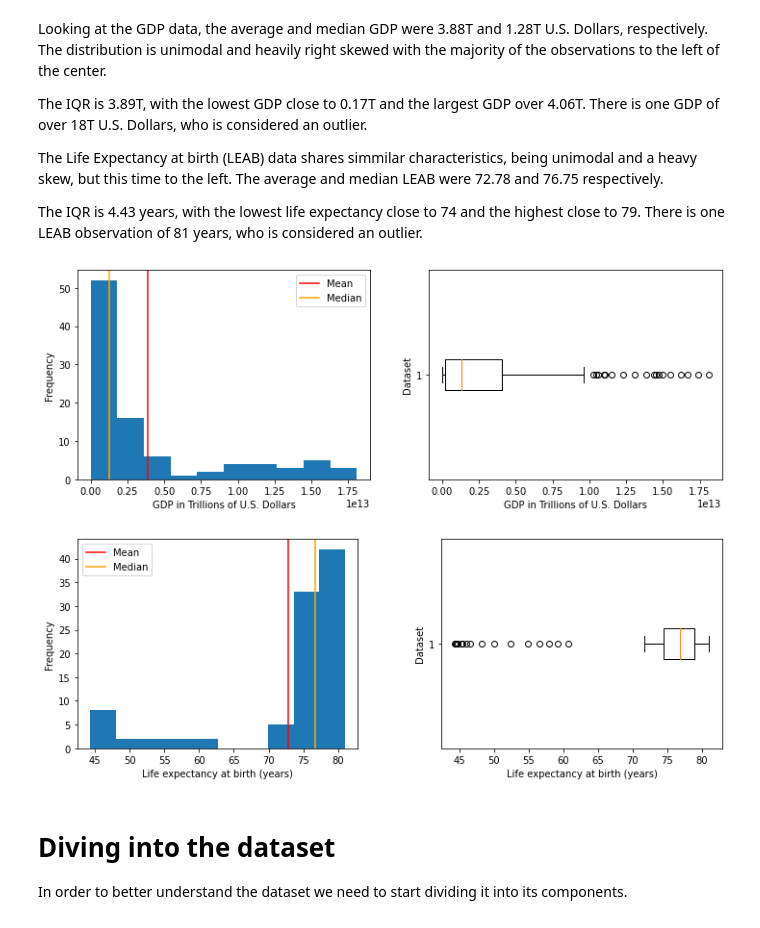
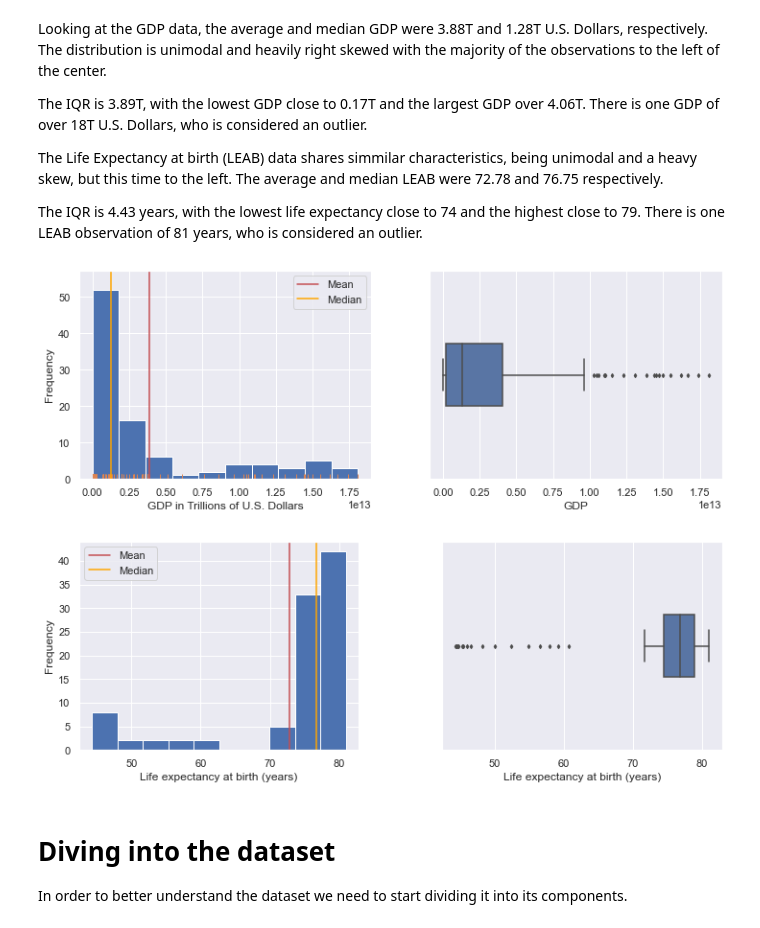
Before and after one commit to tiramisubunny/life_expectancy_gdp_group_project, a Jupyter notebook: life_expectancy_gdp.ipynb, the cells around one changed output. Saved outputs shown, nothing was run; the diff lists cells and outputs as text; code cells hidden in the pictures.

Commit message:
Changed matplotlib plots to seaborn

```diff
--- a/life_expectancy_gdp.ipynb
+++ b/life_expectancy_gdp.ipynb
@@ -123,41 +123,38 @@ The IQR is 4.43 years, with the lowest life expectancy close to 74 and the highe
 # %%
 plt.figure(figsize=(12,4))
 
 plt.subplot(1,2,1)
 plt.hist(gdp_data.GDP)
+sns.rugplot(data=gdp_data, x='GDP')
 plt.xlabel('GDP in Trillions of U.S. Dollars')
 plt.ylabel('Frequency')
 plt.axvline(np.mean(gdp_data.GDP), color='r', label='Mean')
 plt.axvline(np.median(gdp_data.GDP), color='orange', label='Median')
 plt.legend()
 
 plt.subplot(1,2,2)
-plt.boxplot(gdp_data.GDP, vert=False)
-plt.xlabel('GDP in Trillions of U.S. Dollars')
-plt.ylabel('Dataset')
+sns.boxplot(data=gdp_data, x='GDP', width=0.3, fliersize=3)
 plt.show()
 
 plt.close()
 plt.figure(figsize=(12,4))
 
 plt.subplot(1,2,1)
 plt.hist(gdp_data['Life expectancy at birth (years)'])
 plt.xlabel('Life expectancy at birth (years)')
 plt.ylabel('Frequency')
 plt.axvline(np.mean(gdp_data['Life expectancy at birth (years)']), color='r', label='Mean')
 plt.axvline(np.median(gdp_data['Life expectancy at birth (years)']), color='orange', label='Median')
 plt.legend()
 
 ax=plt.subplot(1,2,2)
-plt.boxplot(gdp_data['Life expectancy at birth (years)'], vert=False)
-plt.xlabel('Life expectancy at birth (years)')
-plt.ylabel('Dataset')
+sns.boxplot(data=gdp_data, x='Life expectancy at birth (years)', width=0.3, fliersize=3)
 
 plt.subplots_adjust(wspace=0.3)
 plt.show()
 # %% [output]
-[figure, old version]
+[figure, new version]
-[figure, old version]
+[figure, new version]
 # %% [markdown]
 # Diving into the dataset
 In order to better understand the dataset we need to start dividing it into its components.
```
Also changed, not shown: parts of 2 cells of this notebook.
